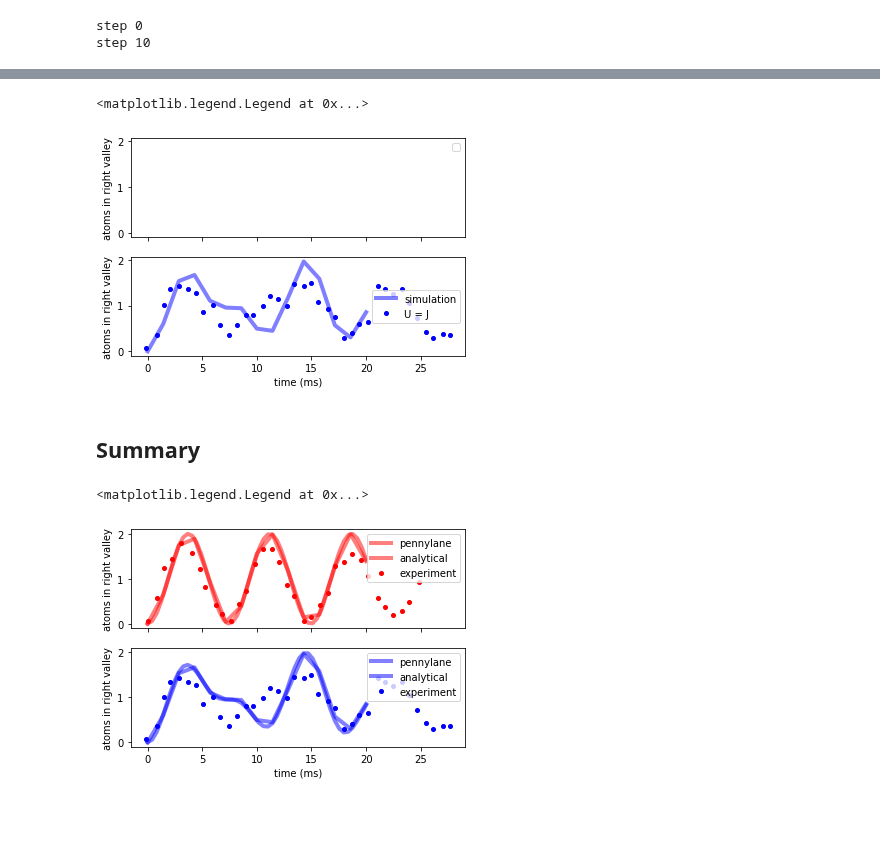
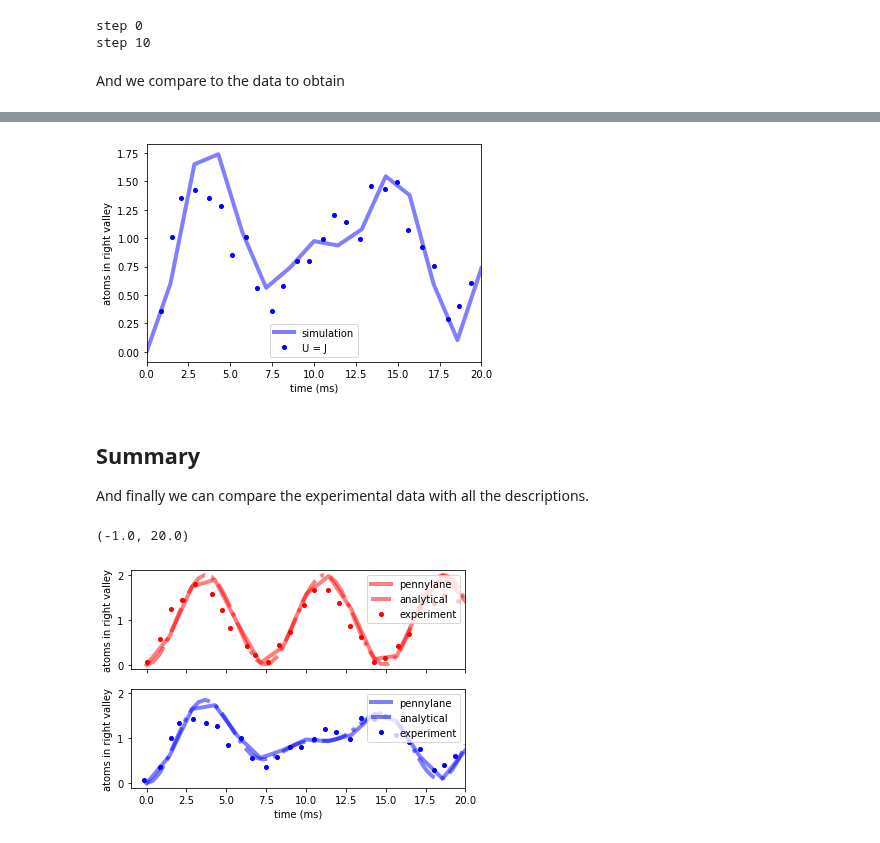
Before and after one commit to synqs/pennylane-ls, a Jupyter notebook: examples/Fermions_in_double_well.ipynb, the cells around one changed output, grey strips where cells are left out. Saved outputs shown, nothing was run; the diff lists cells and outputs as text; code cells hidden in the pictures; blank space fills up the shorter version.

```diff
--- a/examples/Fermions_in_double_well.ipynb
+++ b/examples/Fermions_in_double_well.ipynb
@@ -46,10 +46,8 @@ And we start out in the basis state $|LL\rangle$. So we can write
 # %%
 from scipy.sparse.linalg import expm
 # %%
-#2J/h = 134
-
 J = np.pi*134; # in units of hbar
-U = J;
+U = 0.7*J;
 # %%
 Nt_an = 50;
 t_analytical = np.linspace(0, 20, Nt_an)*1e-3;
@@ -192,14 +196,15 @@ for i in range(Ntimes):
 # %% [output]
 step 0
 step 10
+# %% [markdown]
+And we compare to the data to obtain
 # %%
-f, (ax1, ax2) = plt.subplots(2,1, sharex = True, sharey = True);
+f,  ax2 = plt.subplots(1,1, sharex = True, sharey = True);
 
 ax2.plot(times*1e3, means_int, 'b-', label="simulation", linewidth=4, alpha = 0.5)
 ax2.plot(data_murmann_with_int.time, data_murmann_with_int.nR, 'bo', label="U = J", markersize=4)
-ax1.set_ylabel(r'atoms in right valley')
 ax2.set_ylabel(r'atoms in right valley')
 ax2.set_xlabel(r'time (ms)')
-ax1.legend()
 ax2.legend()
+ax2.set_xlim(0,20)
 # %% [output]
@@ -207,23 +212,25 @@ WARNING:matplotlib.legend:No handles with labels found to put in legend.
-<matplotlib.legend.Legend at 0x...>
-[figure, old version]
+[figure, new version]
-# %% [markdown]
-## Summary
+# %% [markdown]
+## Summary
+
+And finally we can compare the experimental data with all the descriptions.
 # %%
 f, (ax1, ax2) = plt.subplots(2,1, sharex = True, sharey = True);
 
 
 ax1.plot(times*1e3, means, 'r-', label="pennylane", linewidth=4, alpha = 0.5)
-ax1.plot(t_analytical*1e3, nR_wo, 'r-', label="analytical", linewidth=4, alpha = 0.5)
+ax1.plot(t_analytical*1e3, nR_wo, 'r-.', label="analytical", linewidth=4, alpha = 0.5)
 ax1.plot(data_murmann_no_int.time, data_murmann_no_int.nR, 'ro', label="experiment", markersize=4)
 
 ax2.plot(times*1e3, means_int, 'b-', label="pennylane", linewidth=4, alpha = 0.5)
-ax2.plot(t_analytical*1e3, nR_w, 'b-', label="analytical", linewidth=4, alpha = 0.5)
+ax2.plot(t_analytical*1e3, nR_w, 'b-.', label="analytical", linewidth=4, alpha = 0.5)
 ax2.plot(data_murmann_with_int.time, data_murmann_with_int.nR, 'bo', label="experiment", markersize=4)
 ax1.set_ylabel(r'atoms in right valley')
 ax2.set_ylabel(r'atoms in right valley')
 ax2.set_xlabel(r'time (ms)')
-ax1.legend()
-ax2.legend()
+ax1.legend(loc='upper right')
+ax2.legend(loc='upper right')
+ax1.set_xlim(-1,20)
 # %% [output]
-<matplotlib.legend.Legend at 0x...>
+(-1.0, 20.0)
-[figure, old version]
+[figure, new version]
```
Also changed, not shown: parts of 9 cells of this notebook.
